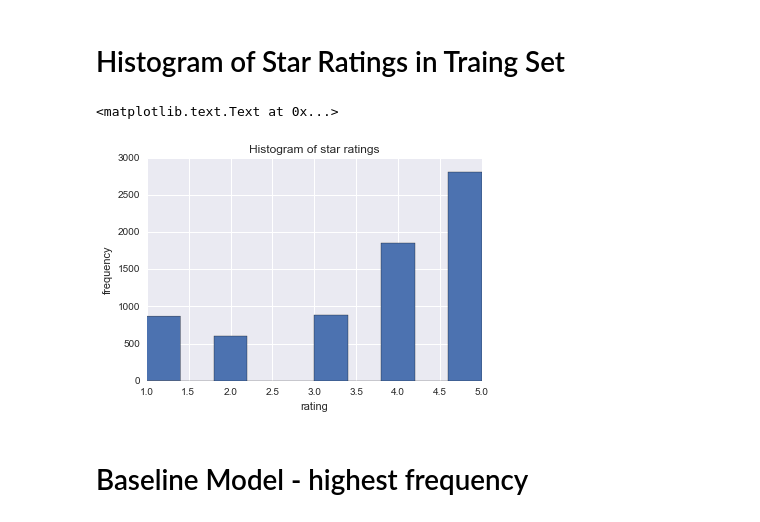
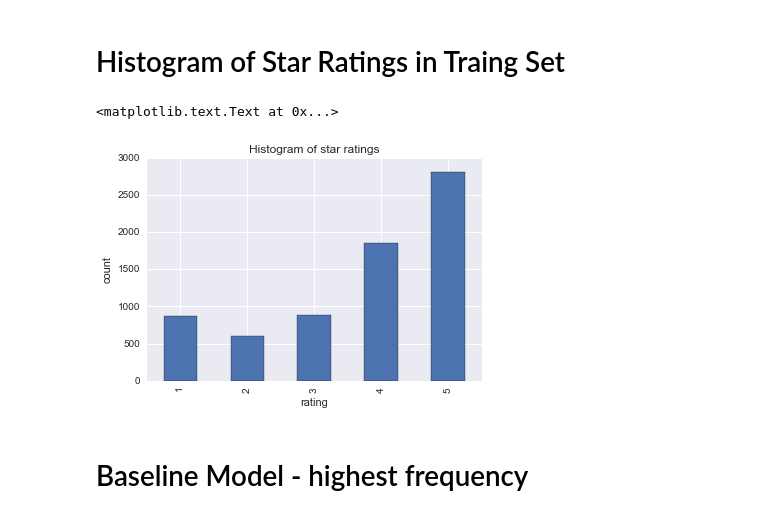
Before and after one commit to jstnstwrt/yelp-data-challenge, a Jupyter notebook: model_selection.ipynb, the cells around one changed output. Saved outputs shown, nothing was run; the diff lists cells and outputs as text; code cells hidden in the pictures.

```diff
--- a/model_selection.ipynb
+++ b/model_selection.ipynb
@@ -37,14 +37,16 @@ X_train, X_test, y_train, y_test = train_test_split(X,y,test_size=.30,
                                                     random_state=1,stratify=y)
 # %% [markdown]
 # Histogram of Star Ratings in Traing Set
+# %%
+c = pd.Series(y_train).value_counts().sort_index()
 # %%
-pd.Series(y_train).hist()
-plt.ylabel('frequency')
+c.plot(kind='bar')
+plt.ylabel('count')
 plt.xlabel('rating')
 plt.title('Histogram of star ratings')
 # %% [output]
 <matplotlib.text.Text at 0x...>
-[figure, old version]
+[figure, new version]
 # %% [markdown]
 # Baseline Model - highest frequency
 # %%
```
Also changed, not shown: parts of 15 cells of this notebook.
